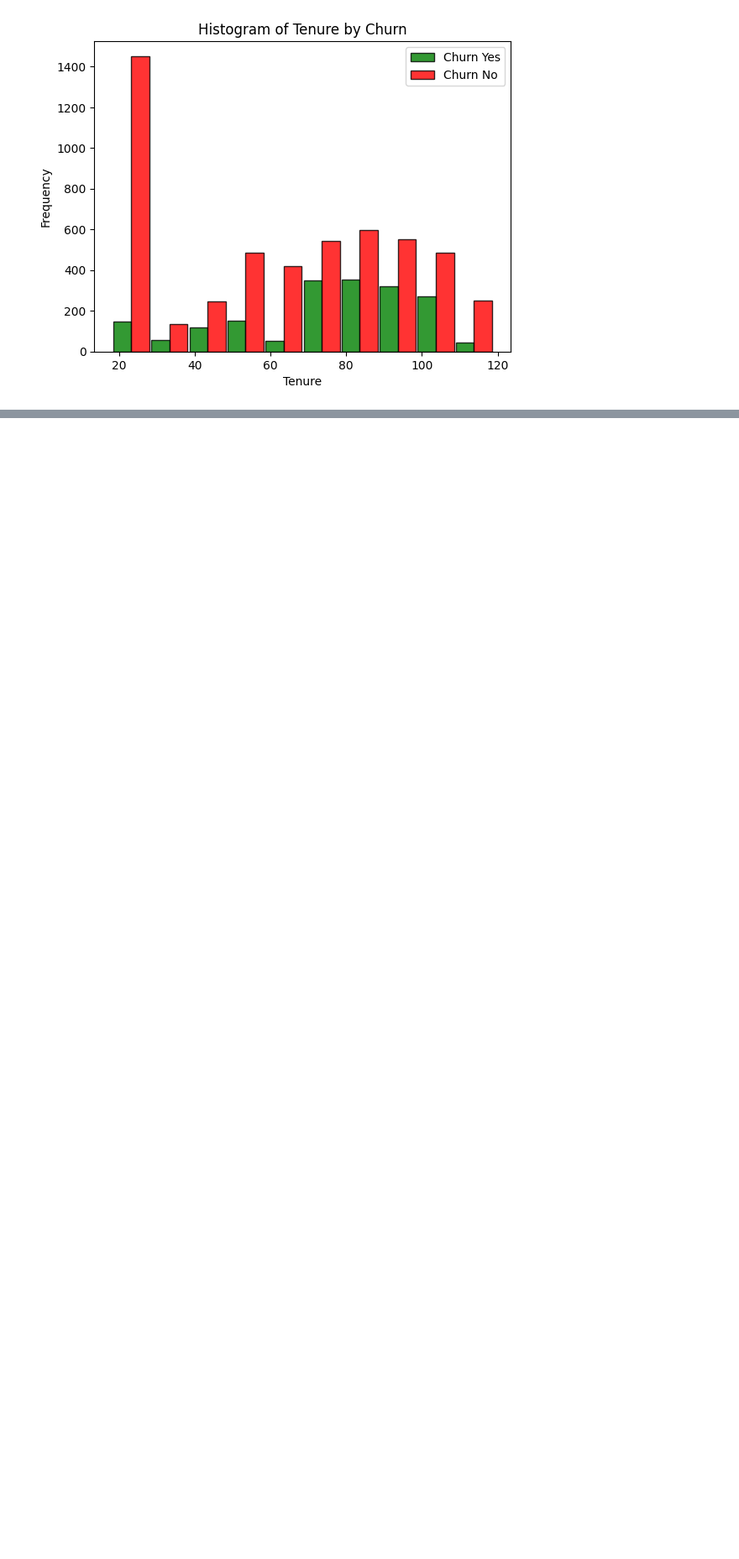
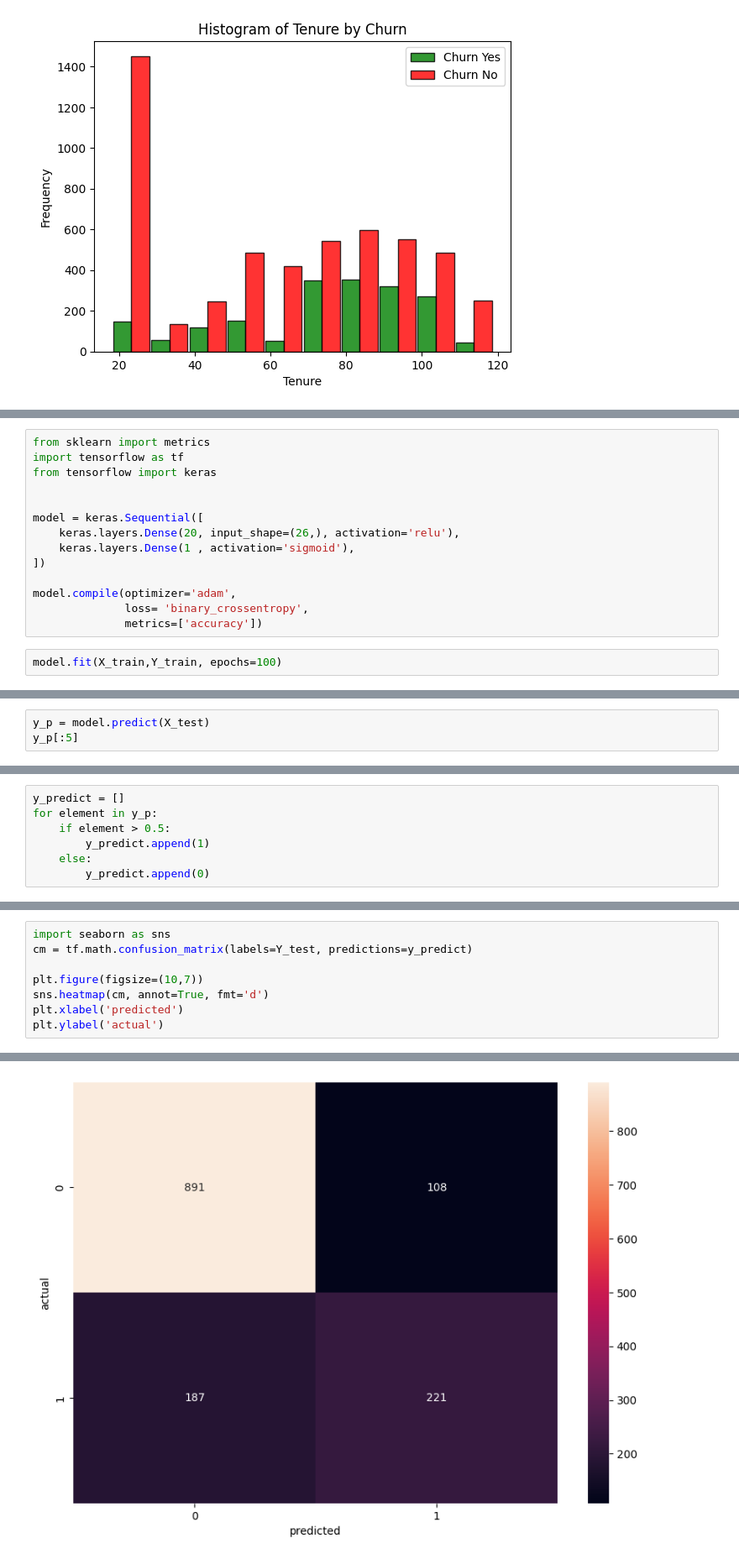
Before and after one commit to shafeeh011/Ai-and-Ml, a Jupyter notebook: Deep_Learning_YT/Customer_churn_prediction/customer_churn.ipynb, the cells around one changed output, grey strips where cells are left out. Shown at 84% size. Saved outputs shown, nothing was run; the diff lists cells and outputs as text; blank space fills up the shorter version.

```diff
--- a/Deep_Learning_YT/Customer_churn_prediction/customer_churn.ipynb
+++ b/Deep_Learning_YT/Customer_churn_prediction/customer_churn.ipynb
@@ -192,0 +417,16 @@ plt.show()
+# %%
+from sklearn import metrics
+import tensorflow as tf
+from tensorflow import keras
+
+
+model = keras.Sequential([
+    keras.layers.Dense(20, input_shape=(26,), activation='relu'),
+    keras.layers.Dense(1 , activation='sigmoid'),
+])
+
+model.compile(optimizer='adam',
+              loss= 'binary_crossentropy',
+              metrics=['accuracy'])
+# %%
+model.fit(X_train,Y_train, epochs=100)
@@ -192,0 +458,3 @@ plt.show()
+# %%
+y_p = model.predict(X_test)
+y_p[:5]
@@ -192,0 +468,7 @@ plt.show()
+# %%
+y_predict = []
+for element in y_p:
+    if element > 0.5:
+        y_predict.append(1)
+    else:
+        y_predict.append(0)
@@ -192,0 +502,9 @@ plt.show()
+# %%
+import seaborn as sns
+cm = tf.math.confusion_matrix(labels=Y_test, predictions=y_predict)
+
+plt.figure(figsize=(10,7))
+sns.heatmap(cm, annot=True, fmt='d')
+plt.xlabel('predicted')
+plt.ylabel('actual')
+# %% [output]
@@ -192,0 +512 @@ plt.show()
+[figure, added]
```
Also changed, not shown: parts of 33 cells of this notebook, 38 other files.
